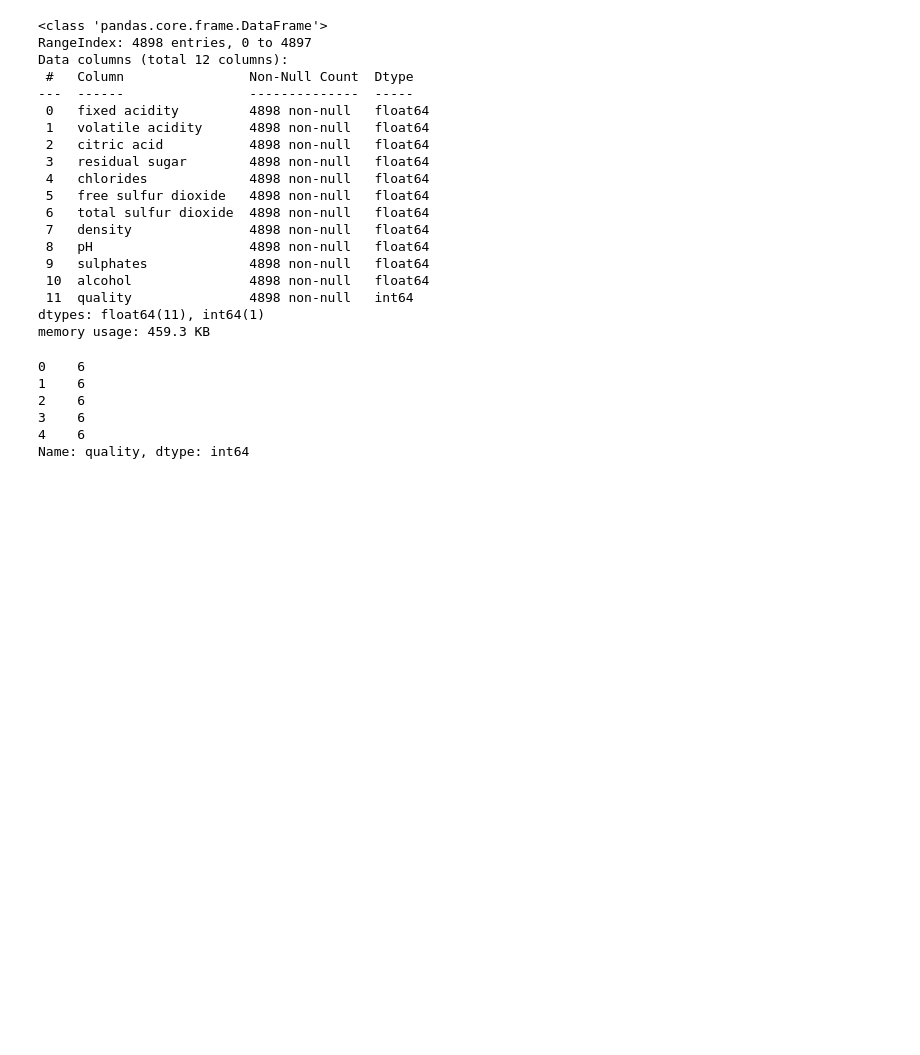
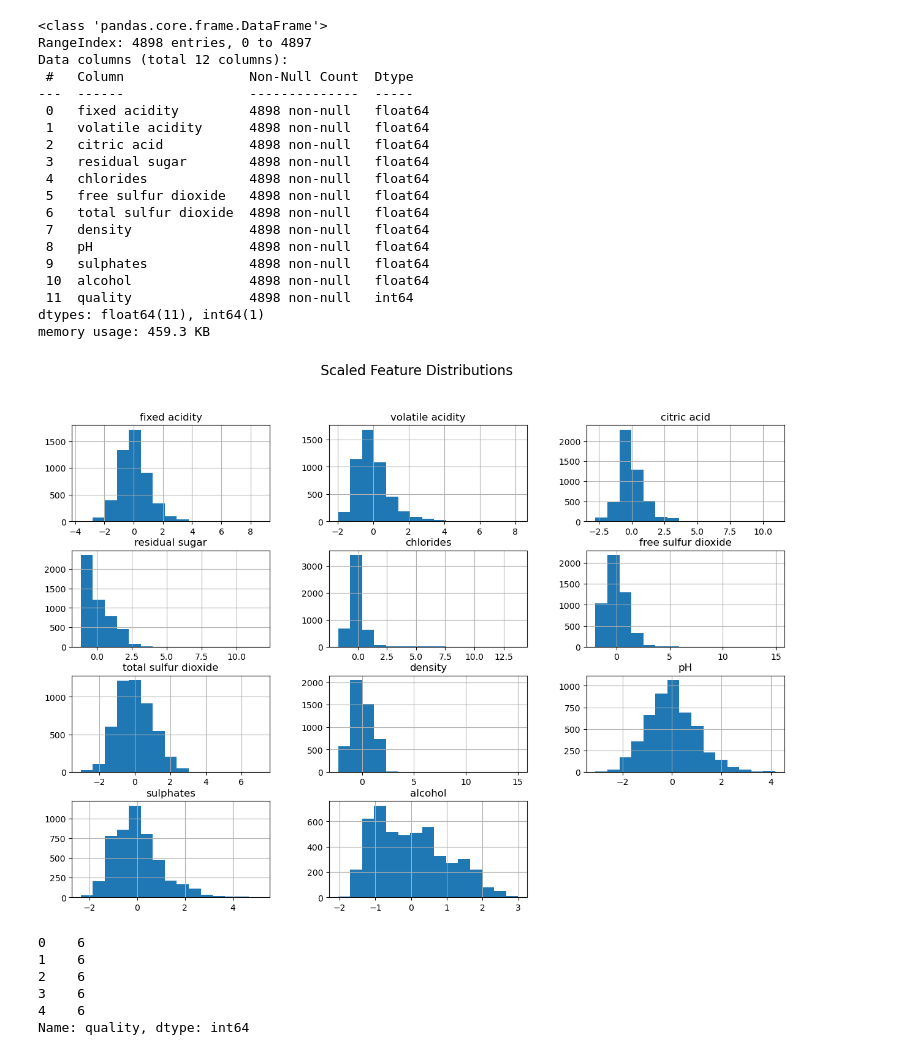
Before and after one commit to Robotrousers/Project4, a Jupyter notebook: VinoVista.ipynb, the cells around one changed output. Drawn from its saved outputs; the diff is of its cells as text; code cells hidden in the pictures; blank space fills up the shorter version.

Commit message:
added scale and some histagrams

```diff
--- a/VinoVista.ipynb
+++ b/VinoVista.ipynb
@@ -42,6 +41,17 @@ memory usage: 459.3 KB
 # separate features from target
 y=df['quality']
 X=df.drop(columns='quality')
+# %%
+# clean it up, scale it etc
+scaler = StandardScaler()
+X_scaled = scaler.fit_transform(X)
+X_scaled_df = pd.DataFrame(X_scaled, columns=X.columns)
+# %%
+X_scaled_df.hist(bins=15, figsize=(15, 10))
+plt.suptitle('Scaled Feature Distributions', fontsize=16)
+plt.show()
+# %% [output]
+[figure, added]
 # %%
 y.head()
 # %% [output]
```
Also changed, not shown: parts of 2 cells of this notebook.
